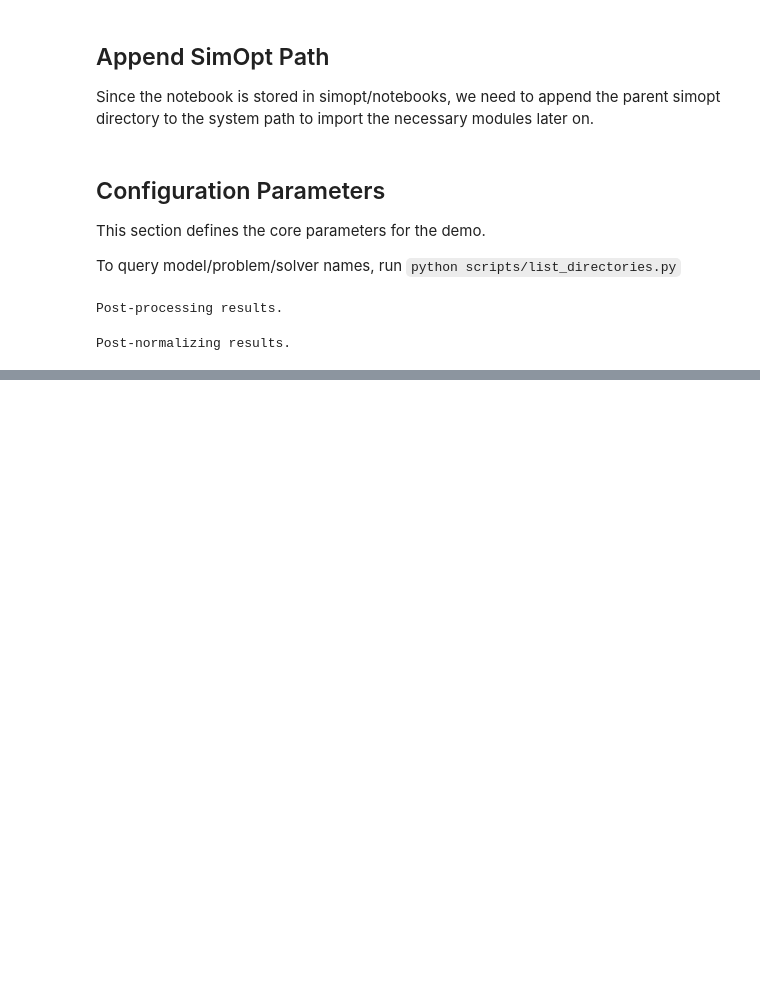
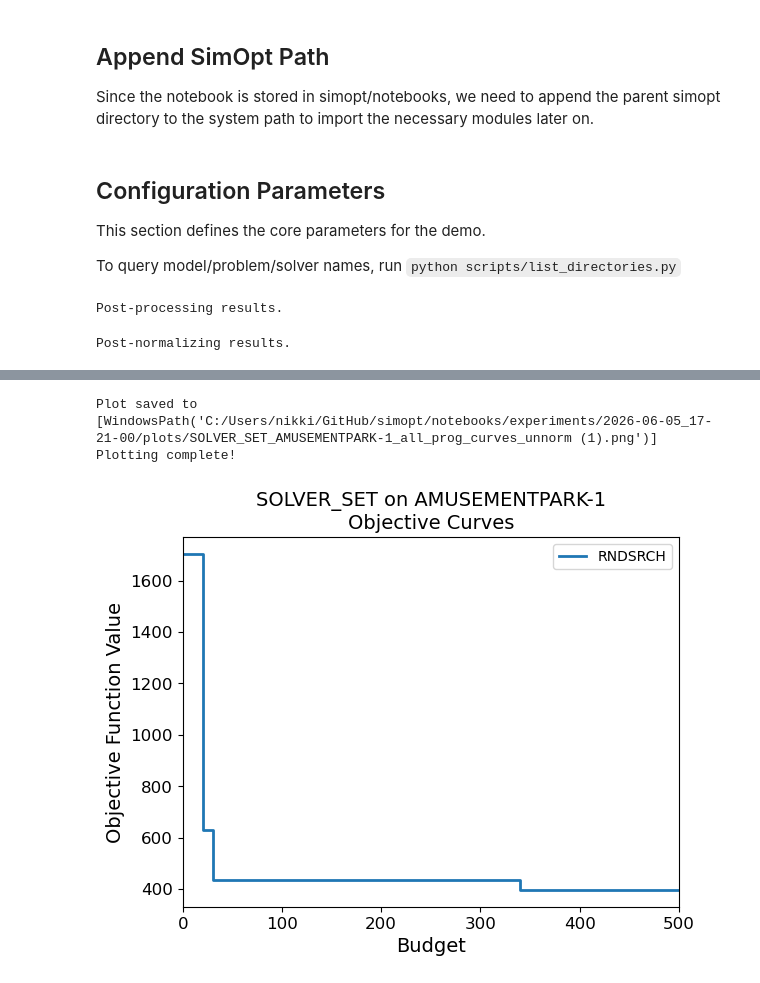
Before and after one commit to simopt-admin/simopt, a Jupyter notebook: notebooks/astro_testing.ipynb, the cells around one changed output, grey strips where cells are left out. Cells and saved outputs as stored; diff of their text form; code cells hidden in the pictures; blank space fills up the shorter version.

```diff
--- a/notebooks/astro_testing.ipynb
+++ b/notebooks/astro_testing.ipynb
@@ -94,0 +95,16 @@ Plotting complete!
+# %%
+def _print_path(plot_path: list[Path]) -> None:
+    print(f"Plot saved to {plot_path!s}")
+
+
+_print_path(
+    plot_progress_curves(
+        experiments=mymetaexperiment.experiments[1], plot_type=PlotType.ALL, normalize=False
+    )
+)
+
+print("Plotting complete!")
+# %% [output]
+Plot saved to [WindowsPath('C:/Users/nikki/GitHub/simopt/notebooks/experiments/2026-06-05_17-21-00/plots/SOLVER_SET_AMUSEMENTPARK-1_all_prog_curves_unnorm (1).png')]
+Plotting complete!
+[figure, added]
```
Also changed, not shown: parts of 2 cells of this notebook, 3 other files.
